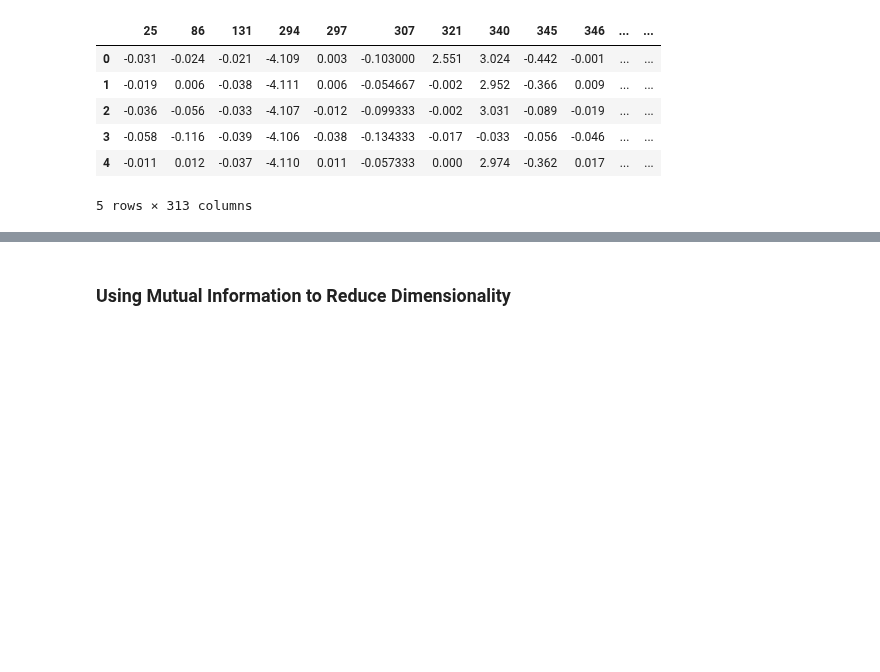
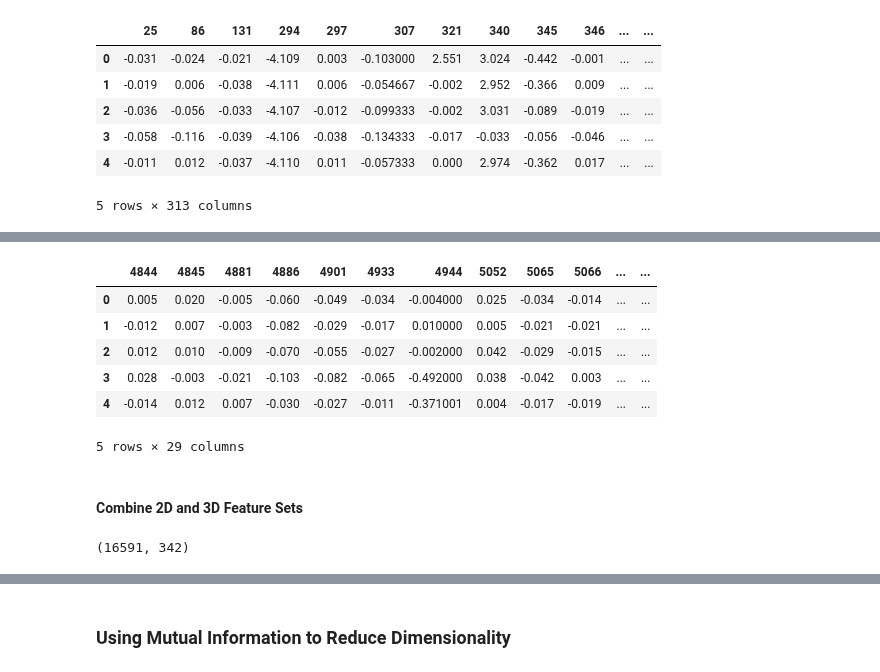
Before and after one commit to dna-witch/p53_Rescue_Mutants, a Jupyter notebook: notebooks/3.0-sm-preprocessing.ipynb, the cells around one changed output, grey strips where cells are left out. Drawn from its saved outputs; the diff is of its cells as text; code cells hidden in the pictures; blank space fills up the shorter version.

```diff
--- a/notebooks/3.0-sm-preprocessing.ipynb
+++ b/notebooks/3.0-sm-preprocessing.ipynb
@@ -439,0 +434,19 @@ Int64Index([   6,   10,   11,   25,  106,  288,  293,  294,  300,  301,
+# %%
+# find which 3D features to drop from MAS_mutants_3D
+to_drop = []
+
+for _,x in upper_3D.iterrows():
+    for y in x:
+        if y >= 0.90:
+            tup = getIndexes(upper_3D, y)[0]
+            if (tup[0] in to_drop) or (tup[1] in to_drop):
+                continue
+
+            avg1 = MAS_3D_corr[tup[0]].mean()
+            avg2 = MAS_3D_corr[tup[1]].mean()
+            if avg1 >= avg2:
+                to_drop.append(tup[0])
+            else:
+                to_drop.append(tup[1])
+        else:
+            continue
@@ -439,0 +457,18 @@ Int64Index([   6,   10,   11,   25,  106,  288,  293,  294,  300,  301,
+# %%
+MAS_3D = MAS_mutants_3D.drop(to_drop, axis=1)
+MAS_3D.head()
+# %% [output]
+|  | 4844 | 4845 | 4881 | 4886 | 4901 | 4933 | 4944 | 5052 | 5065 | 5066 | ... | ... |
+| 0 | 0.005 | 0.020 | -0.005 | -0.060 | -0.049 | -0.034 | -0.004000 | 0.025 | -0.034 | -0.014 | ... | ... |
+| 1 | -0.012 | 0.007 | -0.003 | -0.082 | -0.029 | -0.017 | 0.010000 | 0.005 | -0.021 | -0.021 | ... | ... |
+| 2 | 0.012 | 0.010 | -0.009 | -0.070 | -0.055 | -0.027 | -0.002000 | 0.042 | -0.029 | -0.015 | ... | ... |
+| 3 | 0.028 | -0.003 | -0.021 | -0.103 | -0.082 | -0.065 | -0.492000 | 0.038 | -0.042 | 0.003 | ... | ... |
+| 4 | -0.014 | 0.012 | 0.007 | -0.030 | -0.027 | -0.011 | -0.371001 | 0.004 | -0.017 | -0.019 | ... | ... |
+5 rows × 29 columns
+# %% [markdown]
+#### Combine 2D and 3D Feature Sets
+# %%
+MAS_lin_comb = pd.concat([MAS_2D, MAS_3D], axis=1)
+MAS_lin_comb.shape
+# %% [output]
+(16591, 342)
```
Also changed, not shown: parts of 10 cells of this notebook.
